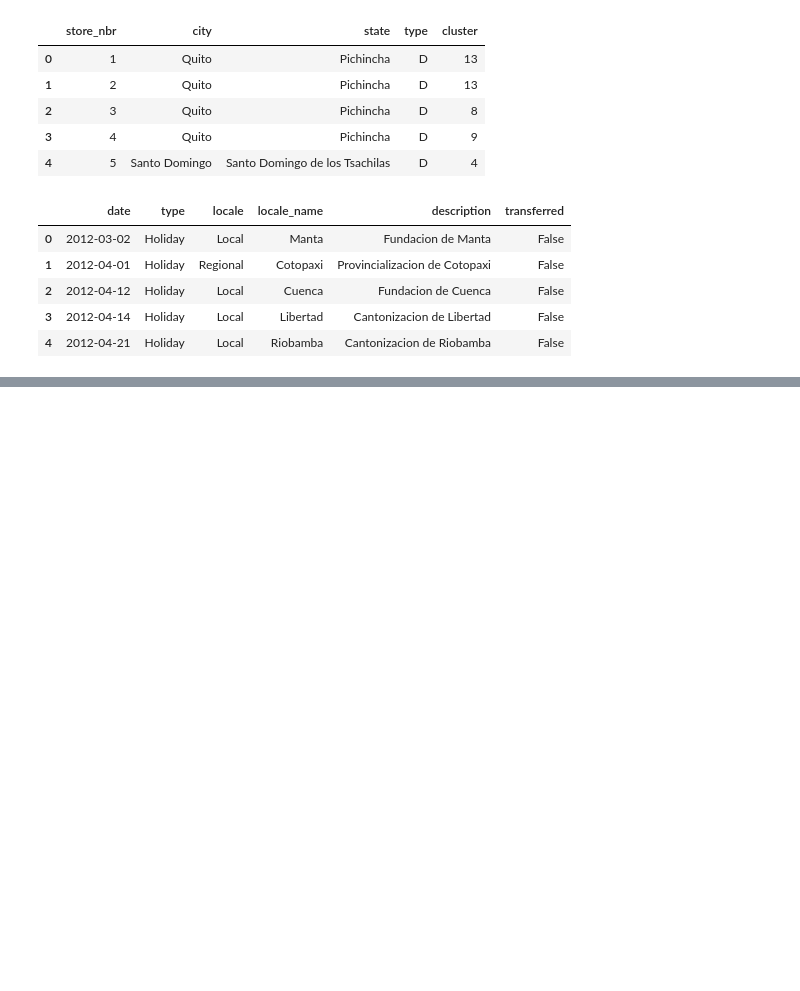
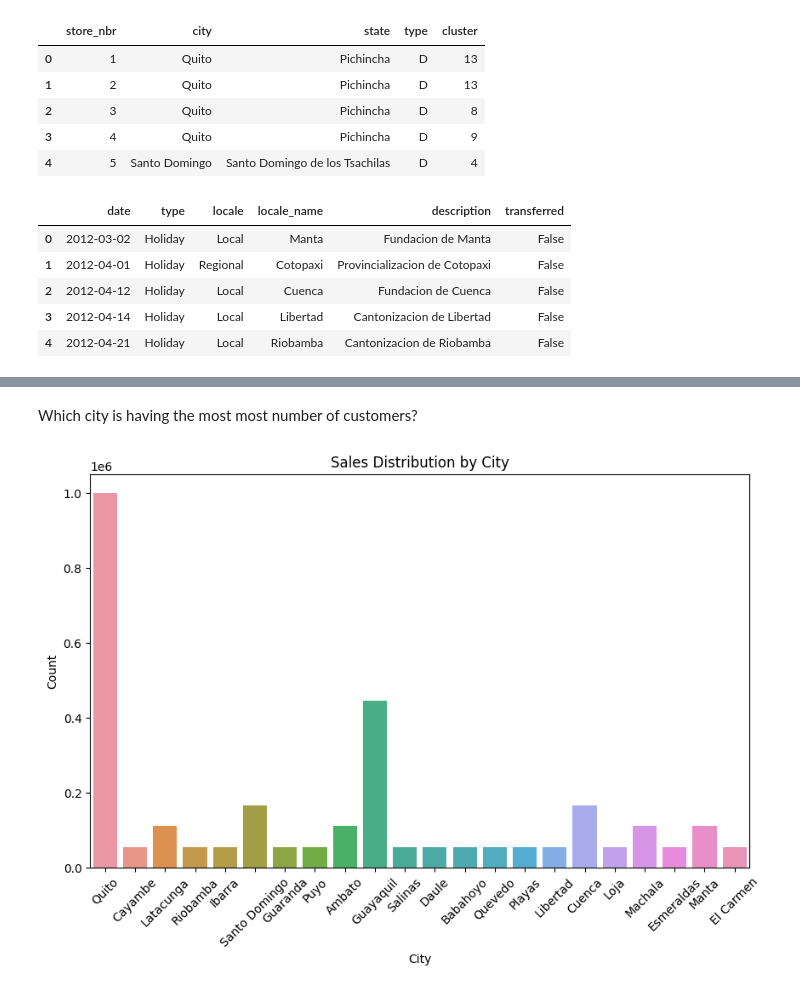
Before and after one commit to brook0616/BK_Data-Science-and-AI-2024, a Jupyter notebook: Time_series_Analysis_kaggle.ipynb, the cells around one changed output, grey strips where cells are left out. Drawn from its saved outputs; the diff is of its cells as text; code cells hidden in the pictures; blank space fills up the shorter version.

```diff
--- a/Time_series_Analysis_kaggle.ipynb
+++ b/Time_series_Analysis_kaggle.ipynb
@@ -252,0 +537,18 @@ holiday_event_df.head()
+# %% [markdown]
+Which city is having the most most number of customers?
+# %%
+#Count Plot
+
+# Create a count plot
+plt.figure(figsize=(10, 6))  # Set the figure size
+sns.countplot(data=train_df, x='city')
+
+plt.xlabel('City')
+plt.ylabel('Count')
+plt.title('Sales Distribution by City')
+
+plt.xticks(rotation=45)
+
+plt.show()
+# %% [output]
+[figure, added]
```
Also changed, not shown: parts of 73 cells of this notebook.
